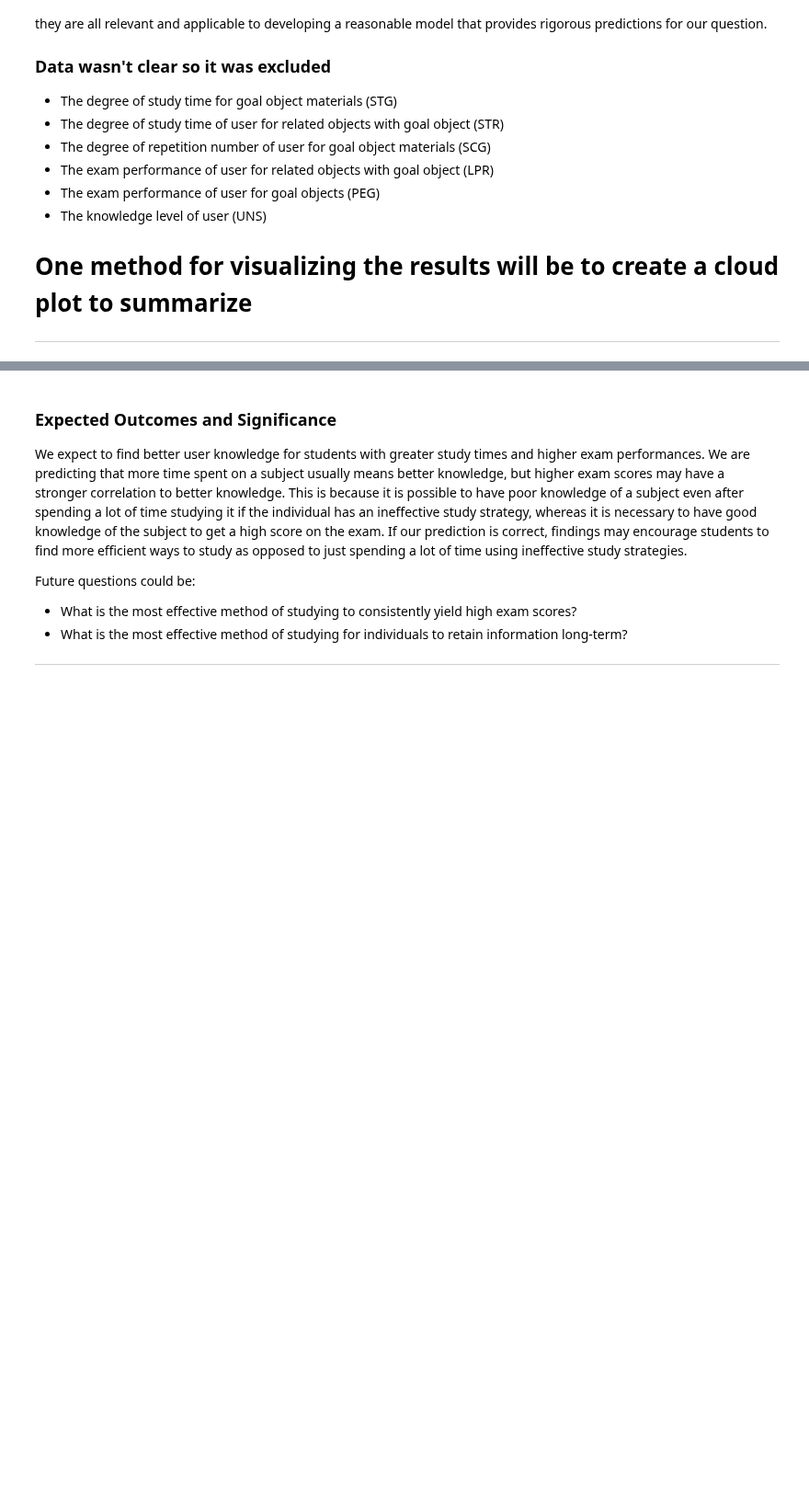
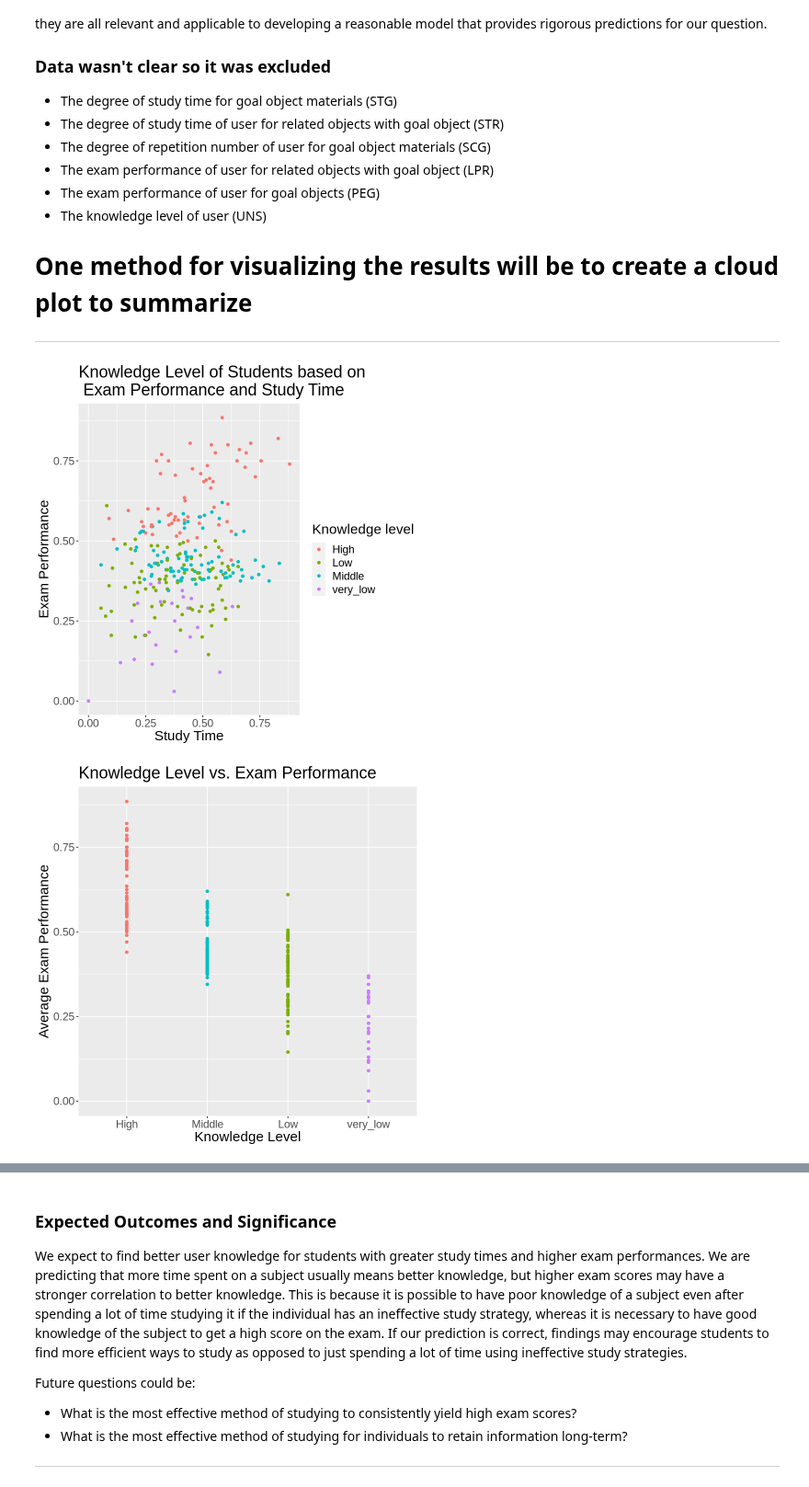
Before and after one commit to annabtse/dsci-100-2022w1-group-49, a Jupyter notebook: Group Project.ipynb, the cells around one changed output, grey strips where cells are left out. Shown at 92% size. Cells and saved outputs as stored; diff of their text form; code cells hidden in the pictures; blank space fills up the shorter version.

```diff
--- a/Group Project.ipynb
+++ b/Group Project.ipynb
@@ -150,3 +132,36 @@ The data analysis method will follow the classification data flow and utilize th
 # One method for visualizing the results will be to create a cloud plot to summarize
 
 ***
+# %%
+
+training_mutated <- training_data %>%
+mutate(study_avg = ((STG + STR)/2)) %>%
+mutate(exam_avg = ((LPR + PEG)/2))
+
+training_avg_plot <- training_mutated |>
+                ggplot(aes(x = study_avg, y = exam_avg, color = UNS)) +
+                geom_point() +
+                labs(x = "Study Time", y = "Exam Performance", color = "Knowledge level",
+                     title = "Knowledge Level of Students based on \n Exam Performance and Study Time") +
+                theme(text = element_text(size=18))
+
+
+training_exam_avg_plot <- training_mutated |>
+                ggplot(aes(x = reorder(UNS,-exam_avg), y = exam_avg, color = UNS)) +
+                geom_point() +
+                labs(x = "Knowledge Level", y = "Average Exam Performance",
+                     title = "Knowledge Level vs. Exam Performance") +
+                theme(text = element_text(size=18), legend.position = "none")
+
+training_study_avg_plot <- training_mutated |>
+                        ggplot(aes(x = reorder(UNS, -exam_avg), y = study_avg, color = UNS)) +
+                        geom_point() +
+                        labs(x = "Knowledge level", y = "Average degree of Study time", color = "Knowledge level", title = "Knowledge Level vs. Average Degree of Study Time") +
+                        theme(text = element_text(size=18), legend.position = "none")
+
+training_avg_plot
+training_exam_avg_plot
+training_study_avg_plot
+# %% [output]
+[figure, added]
+[figure, added]
```
Also changed, not shown: parts of 6 cells of this notebook.
